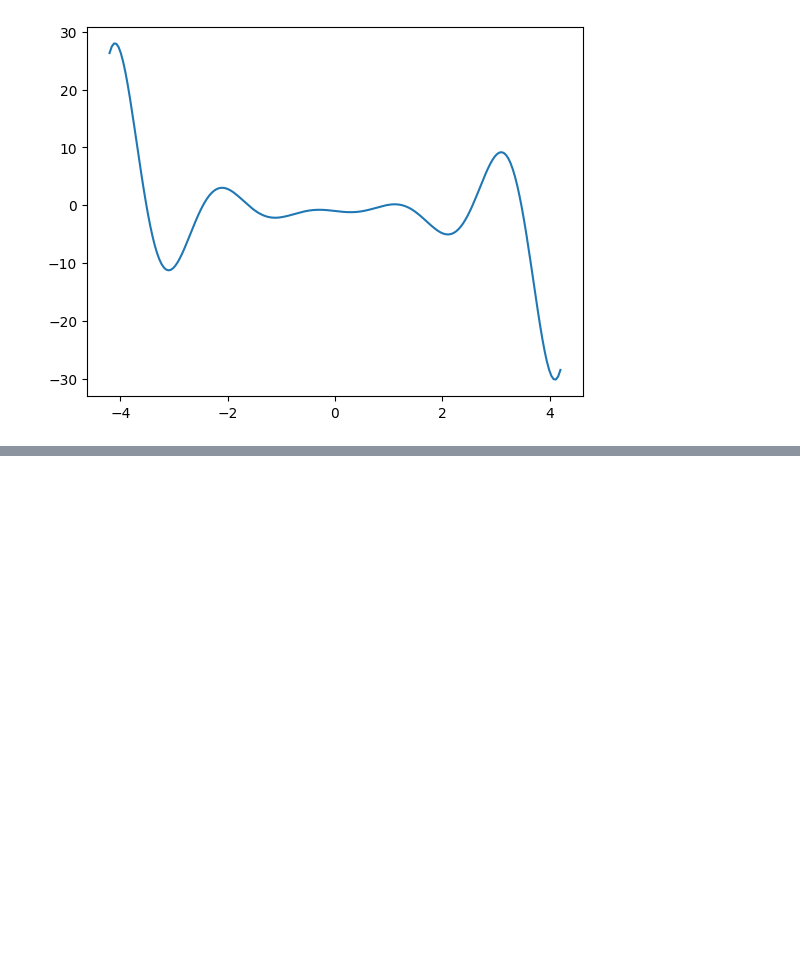
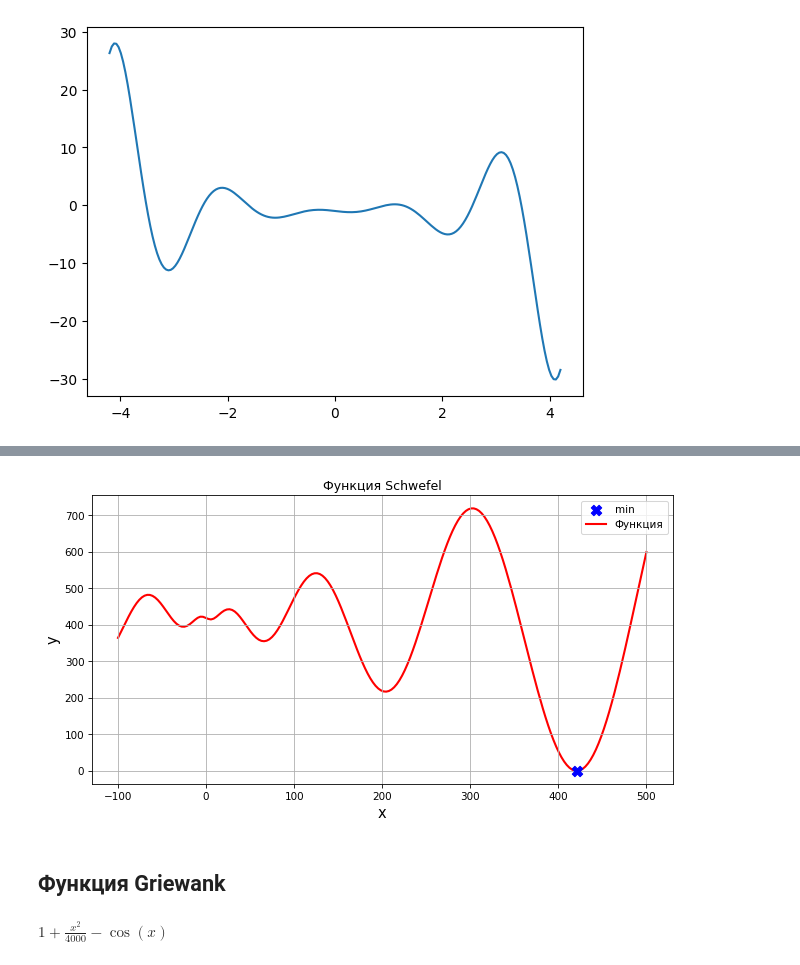
Before and after one commit to Allynik/examples-of-formulas, a Jupyter notebook: OKAiVD_Stepanov_Vyacheslav_BSV23_practice_1_01_22_02_2024.ipynb, the cells around one changed output, grey strips where cells are left out. Saved outputs shown, nothing was run; the diff lists cells and outputs as text; code cells hidden in the pictures; blank space fills up the shorter version.

```diff
--- a/OKAiVD_Stepanov_Vyacheslav_BSV23_practice_1_01_22_02_2024.ipynb
+++ b/OKAiVD_Stepanov_Vyacheslav_BSV23_practice_1_01_22_02_2024.ipynb
@@ -57,0 +131,8 @@ plt.show()
+# %%
+my_beautiful_func_graph(-100, 500, 420.9687, 0, "Schwefel")
+# %% [output]
+[figure, added]
+# %% [markdown]
+## Функция Griewank
+# %% [markdown]
+$ 1 + \frac{x^2}{4000} - \cos(x) $
```
Also changed, not shown: parts of 42 cells of this notebook.
